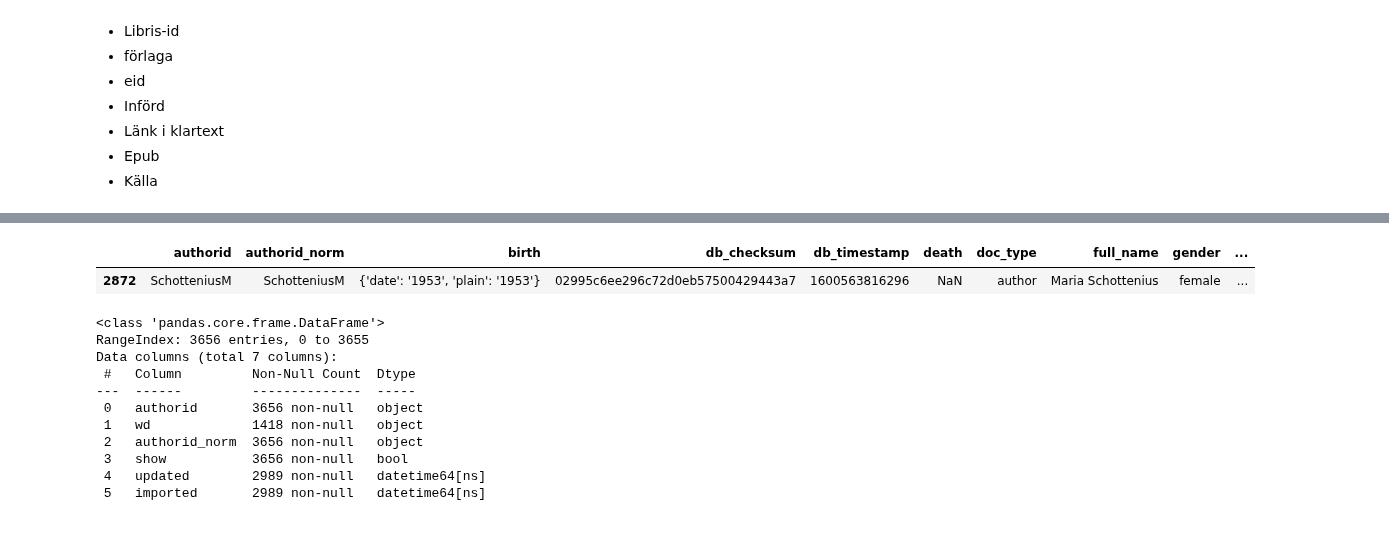
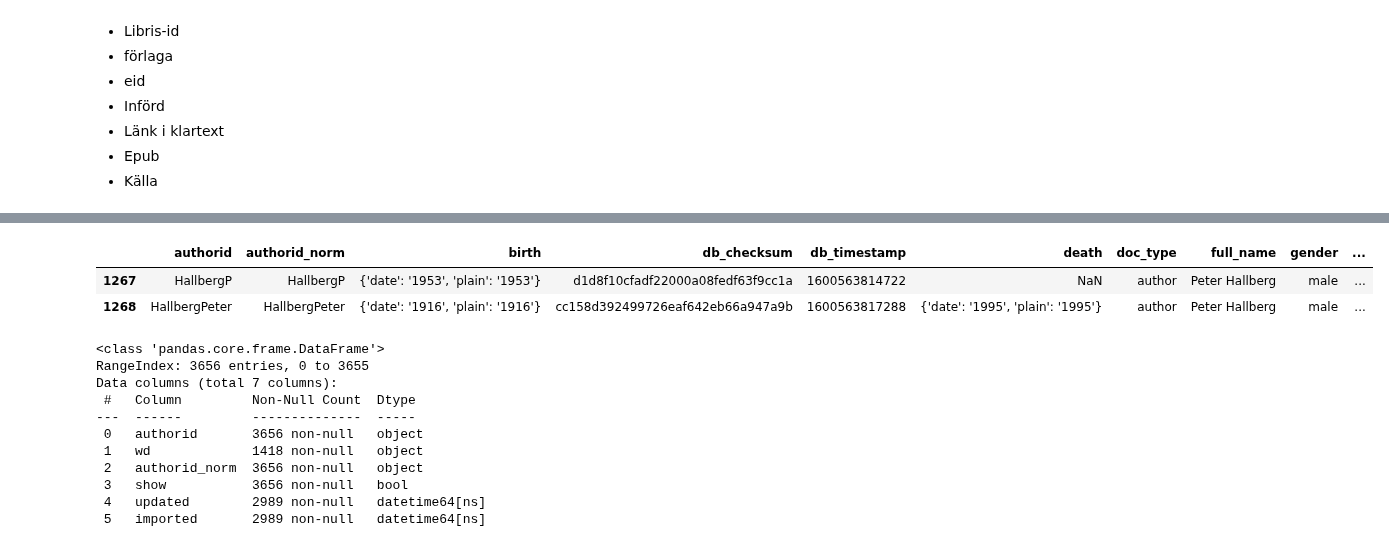
Before and after one commit to salgo60/open-data-examples, a Jupyter notebook: Litteraturbanken Author.ipynb, the cells around one changed output, grey strips where cells are left out. Drawn from its saved outputs; the diff is of its cells as text; code cells hidden in the pictures.

```diff
--- a/Litteraturbanken Author.ipynb
+++ b/Litteraturbanken Author.ipynb
@@ -77,10 +77,11 @@ df.head()
 | 4 | AbrahamssonS | AbrahamssonS | {'date': '1872', 'plain': '1872'} | 4f3cceeb16912e0524fd79011dafbf7f | 1600563813518 | {'date': '1911', 'plain': '1911'} | author | Selma Abrahamsson | female | ... |
 # %%
 #df.info()
-df[df['authorid'].str.contains("SchotteniusM")]
+df[df['authorid'].str.contains("HallbergP")]
 # %% [output]
 |  | authorid | authorid_norm | birth | db_checksum | db_timestamp | death | doc_type | full_name | gender | ... |
-| 2872 | SchotteniusM | SchotteniusM | {'date': '1953', 'plain': '1953'} | 02995c6ee296c72d0eb57500429443a7 | 1600563816296 | NaN | author | Maria Schottenius | female | ... |
+| 1267 | HallbergP | HallbergP | {'date': '1953', 'plain': '1953'} | d1d8f10cfadf22000a08fedf63f9cc1a | 1600563814722 | NaN | author | Peter Hallberg | male | ... |
+| 1268 | HallbergPeter | HallbergPeter | {'date': '1916', 'plain': '1916'} | cc158d392499726eaf642eb66a947a9b | 1600563817288 | {'date': '1995', 'plain': '1995'} | author | Peter Hallberg | male | ... |
 # %%
 listLittWD = []
 for index,row in df.iterrows():
```
Also changed, not shown: parts of 19 cells of this notebook, 7 other files.
